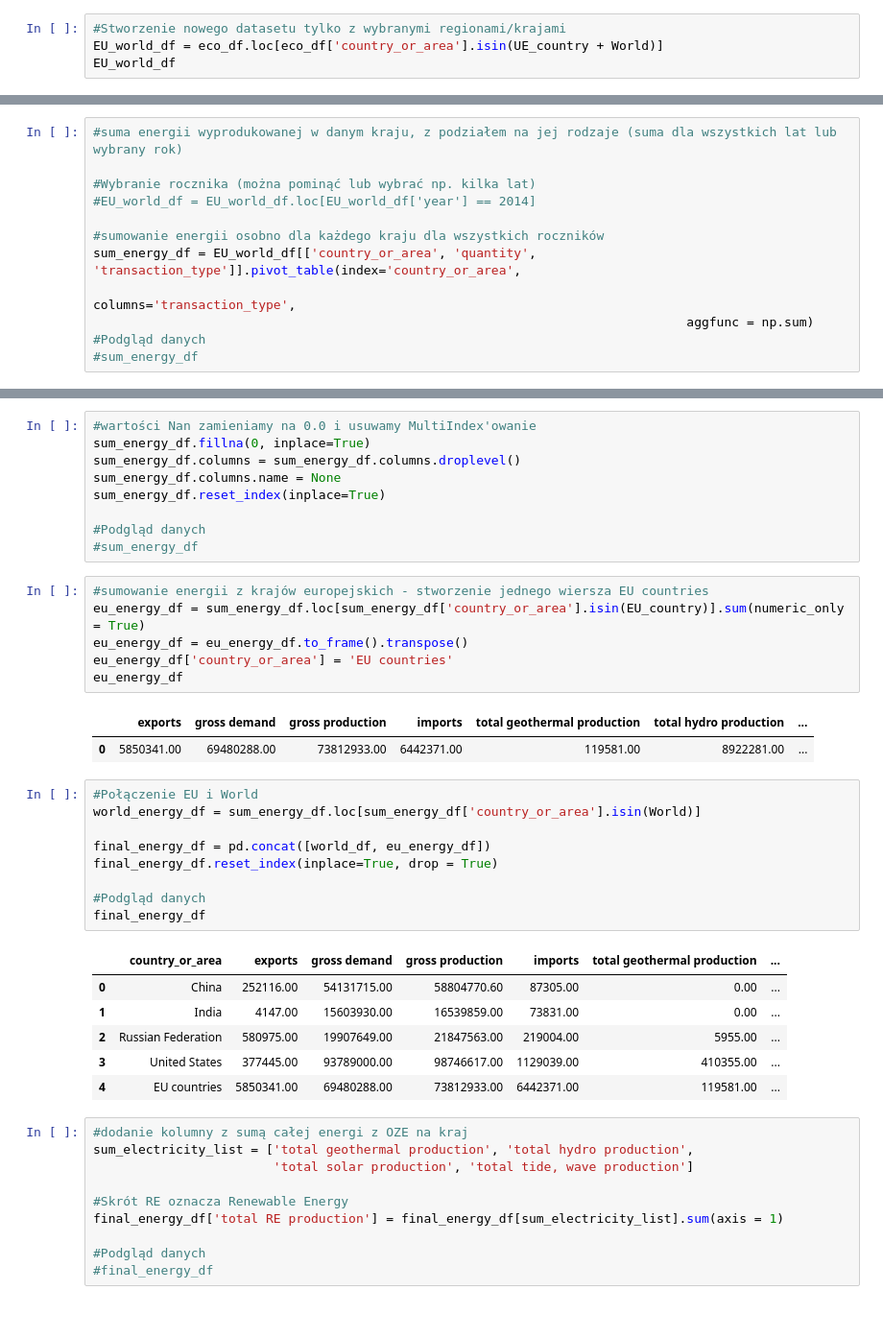
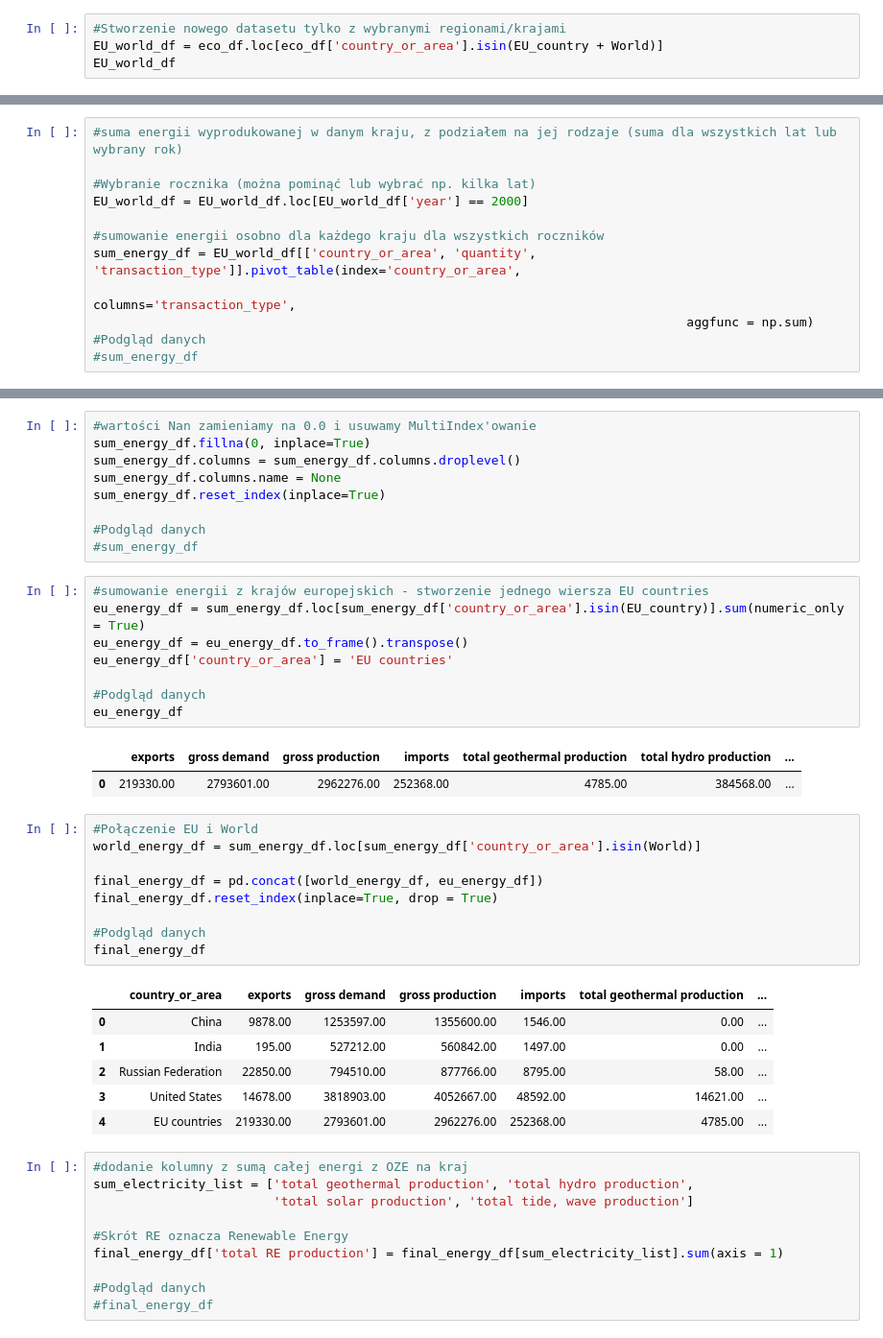
Before and after one commit to infoshareacademy/jdszr13-python_dynamites, a Jupyter notebook: Projekt Python GreenPeace/EU_World_Electricity_Production.ipynb, the cells around one changed output, grey strips where cells are left out. Shown at 96% size. Saved outputs shown, nothing was run; the diff lists cells and outputs as text.

```diff
--- a/Projekt Python GreenPeace/EU_World_Electricity_Production.ipynb
+++ b/Projekt Python GreenPeace/EU_World_Electricity_Production.ipynb
@@ -126,7 +109,7 @@ EU_country = ["Austria", "Belgium", "Bulgaria", "Croatia", "Cyprus", "Czech Repu
 World = ["United States", "China", "India", "Russian Federation"]
 # %%
 #Stworzenie nowego datasetu tylko z wybranymi regionami/krajami
-EU_world_df = eco_df.loc[eco_df['country_or_area'].isin(UE_country + World)]
+EU_world_df = eco_df.loc[eco_df['country_or_area'].isin(EU_country + World)]
 EU_world_df
 # %% [output]
 |  | country_or_area | year | unit | quantity | quantity_footnotes | category | commodity | ... |
@@ -158,7 +141,7 @@ array(['geothermal', 'hydro', 'solar_electricity',
 #suma energii wyprodukowanej w danym kraju, z podziałem na jej rodzaje (suma dla wszystkich lat lub wybrany rok)
 
 #Wybranie rocznika (można pominąć lub wybrać np. kilka lat)
-#EU_world_df = EU_world_df.loc[EU_world_df['year'] == 2014]
+EU_world_df = EU_world_df.loc[EU_world_df['year'] == 2000]
 
 #sumowanie energii osobno dla każdego kraju dla wszystkich roczników
 sum_energy_df = EU_world_df[['country_or_area', 'quantity', 'transaction_type']].pivot_table(index='country_or_area',
@@ -200,26 +163,28 @@ sum_energy_df.reset_index(inplace=True)
 eu_energy_df = sum_energy_df.loc[sum_energy_df['country_or_area'].isin(EU_country)].sum(numeric_only = True)
 eu_energy_df = eu_energy_df.to_frame().transpose()
 eu_energy_df['country_or_area'] = 'EU countries'
+
+#Podgląd danych
 eu_energy_df
 # %% [output]
 |  | exports | gross demand | gross production | imports | total geothermal production | total hydro production | ... |
-| 0 | 5850341.00 | 69480288.00 | 73812933.00 | 6442371.00 | 119581.00 | 8922281.00 | ... |
+| 0 | 219330.00 | 2793601.00 | 2962276.00 | 252368.00 | 4785.00 | 384568.00 | ... |
 # %%
 #Połączenie EU i World
 world_energy_df = sum_energy_df.loc[sum_energy_df['country_or_area'].isin(World)]
 
-final_energy_df = pd.concat([world_df, eu_energy_df])
+final_energy_df = pd.concat([world_energy_df, eu_energy_df])
 final_energy_df.reset_index(inplace=True, drop = True)
 
 #Podgląd danych
 final_energy_df
 # %% [output]
 |  | country_or_area | exports | gross demand | gross production | imports | total geothermal production | ... |
-| 0 | China | 252116.00 | 54131715.00 | 58804770.60 | 87305.00 | 0.00 | ... |
-| 1 | India | 4147.00 | 15603930.00 | 16539859.00 | 73831.00 | 0.00 | ... |
-| 2 | Russian Federation | 580975.00 | 19907649.00 | 21847563.00 | 219004.00 | 5955.00 | ... |
-| 3 | United States | 377445.00 | 93789000.00 | 98746617.00 | 1129039.00 | 410355.00 | ... |
-| 4 | EU countries | 5850341.00 | 69480288.00 | 73812933.00 | 6442371.00 | 119581.00 | ... |
+| 0 | China | 9878.00 | 1253597.00 | 1355600.00 | 1546.00 | 0.00 | ... |
+| 1 | India | 195.00 | 527212.00 | 560842.00 | 1497.00 | 0.00 | ... |
+| 2 | Russian Federation | 22850.00 | 794510.00 | 877766.00 | 8795.00 | 58.00 | ... |
+| 3 | United States | 14678.00 | 3818903.00 | 4052667.00 | 48592.00 | 14621.00 | ... |
+| 4 | EU countries | 219330.00 | 2793601.00 | 2962276.00 | 252368.00 | 4785.00 | ... |
 # %%
 #dodanie kolumny z sumą całej energi z OZE na kraj
 sum_electricity_list = ['total geothermal production', 'total hydro production',
```
Also changed, not shown: parts of 24 cells of this notebook.
